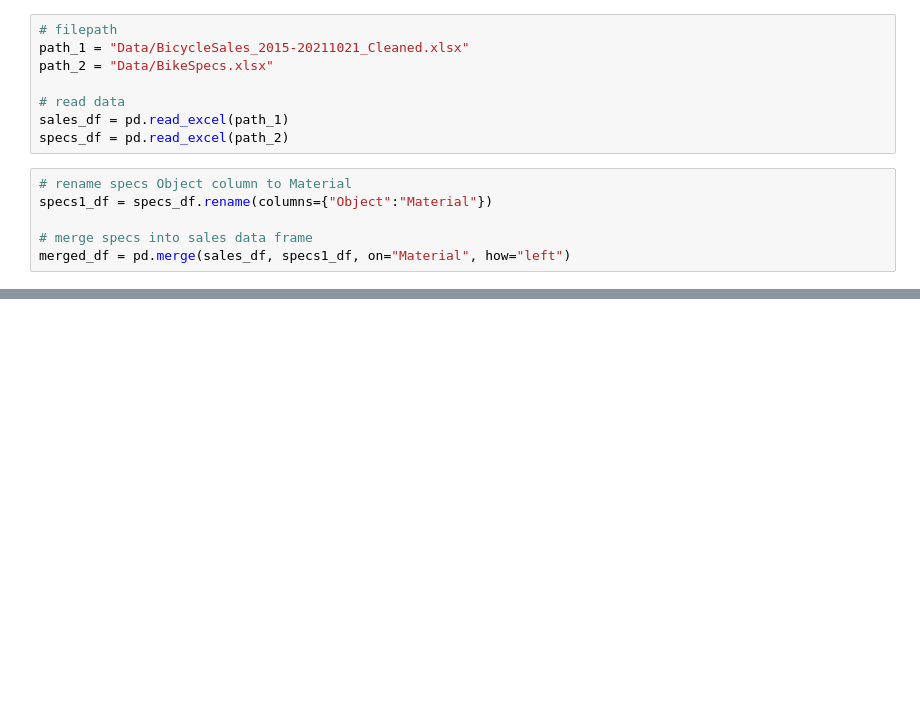
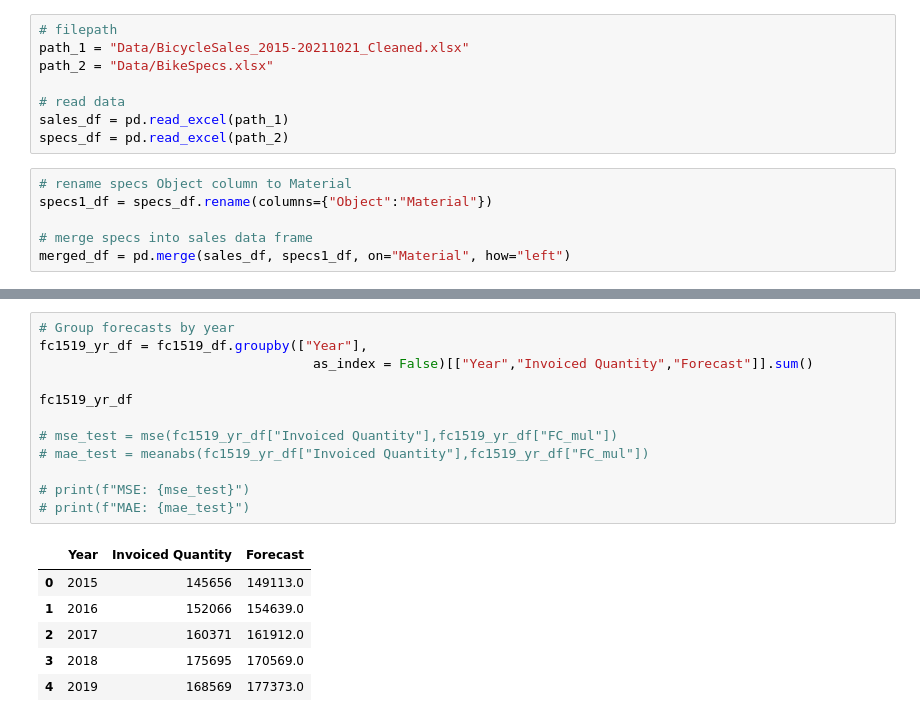
Before and after one commit to 2Delta/GT-Coding-Boot-Camp_Project-1, a Jupyter notebook: Project_01_BicycleSales_01.ipynb, the cells around one changed output, grey strips where cells are left out. Cells and saved outputs as stored; diff of their text form; blank space fills up the shorter version.

```diff
--- a/Project_01_BicycleSales_01.ipynb
+++ b/Project_01_BicycleSales_01.ipynb
@@ -102,3 +151,22 @@ fc_df["Invoiced Quantity"].plot(legend=True, label="actual")
+# %%
+# Group forecasts by year
+fc1519_yr_df = fc1519_df.groupby(["Year"],
+                                   as_index = False)[["Year","Invoiced Quantity","Forecast"]].sum()
+
+fc1519_yr_df
+
+# mse_test = mse(fc1519_yr_df["Invoiced Quantity"],fc1519_yr_df["FC_mul"])
+# mae_test = meanabs(fc1519_yr_df["Invoiced Quantity"],fc1519_yr_df["FC_mul"])
+
+# print(f"MSE: {mse_test}")
+# print(f"MAE: {mae_test}")
+# %% [output]
+|  | Year | Invoiced Quantity | Forecast |
+| 0 | 2015 | 145656 | 149113.0 |
+| 1 | 2016 | 152066 | 154639.0 |
+| 2 | 2017 | 160371 | 161912.0 |
+| 3 | 2018 | 175695 | 170569.0 |
+| 4 | 2019 | 168569 | 177373.0 |
 # %%
 # Find years and months,
 # create a dataframe containing the summed quantities for each date
```
Also changed, not shown: parts of 20 cells of this notebook.
